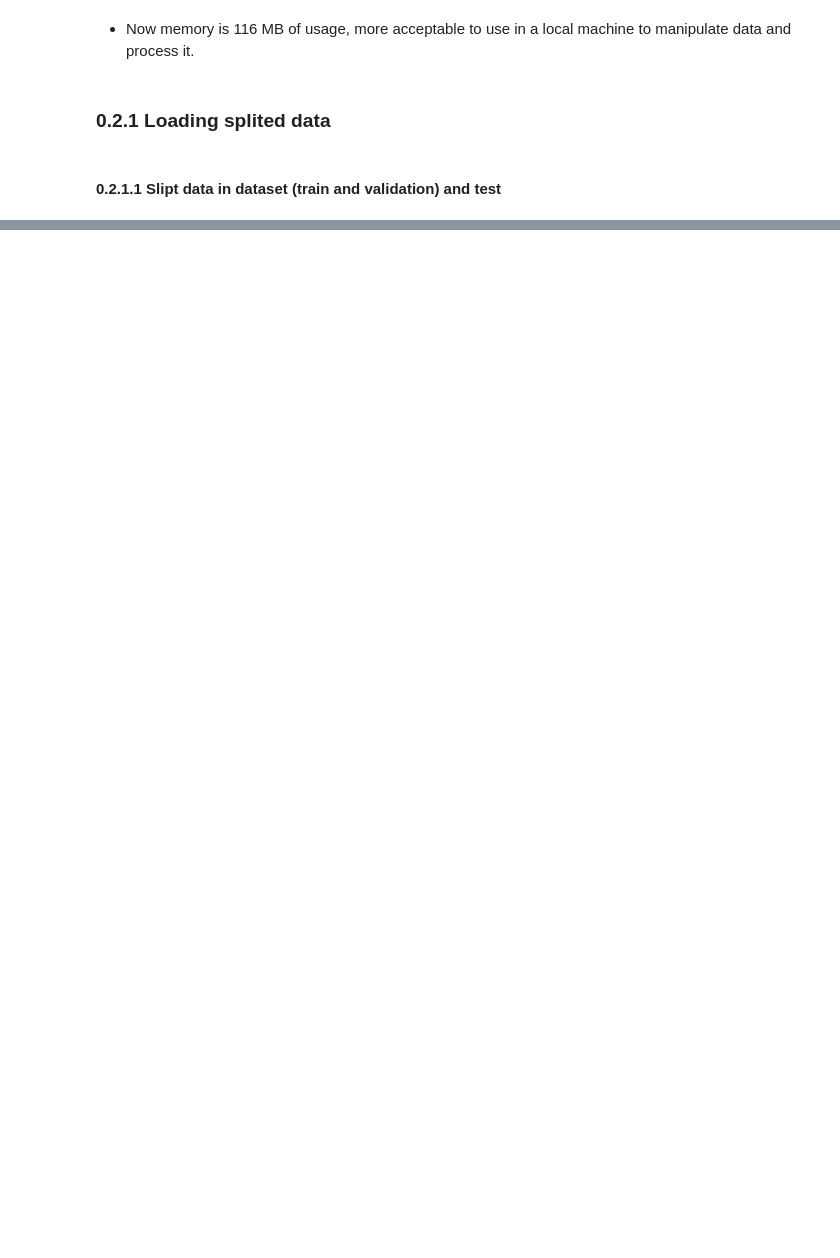
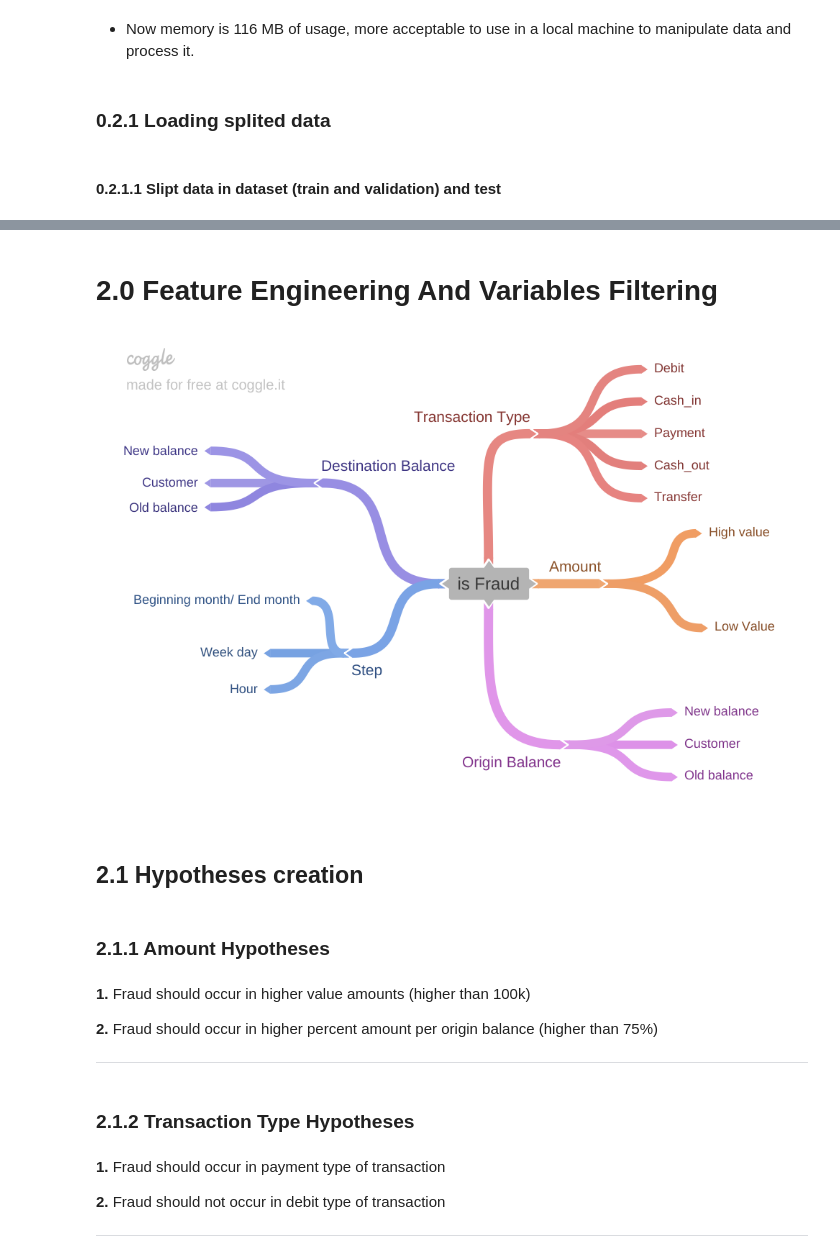
Before and after one commit to LessioGuilherme/pa002_block_fraud_company, a Jupyter notebook: notebooks/pa002_block_fraud_company_sprint01.ipynb, the cells around one changed output, grey strips where cells are left out. Cells and saved outputs as stored; diff of their text form; code cells hidden in the pictures; blank space fills up the shorter version.

```diff
--- a/notebooks/pa002_block_fraud_company_sprint01.ipynb
+++ b/notebooks/pa002_block_fraud_company_sprint01.ipynb
@@ -102,0 +371,24 @@ ab
+# %% [markdown]
+# 2.0 Feature Engineering And Variables Filtering
+# %%
+Image ('C:/Users/Guilherme/Repos/pa002_block_fraud_company/images/is_Fraud.png')
+# %% [output]
+[figure, added]
+# %% [markdown]
+## 2.1 Hypotheses creation
+# %% [markdown]
+### 2.1.1 Amount Hypotheses
+# %% [markdown]
+ **1.** Fraud should occur in higher value amounts (higher than 100k)
+
+ **2.** Fraud should occur in higher percent amount per origin balance (higher than 75%)
+
+****
+# %% [markdown]
+### 2.1.2 Transaction Type Hypotheses
+# %% [markdown]
+ **1.** Fraud should occur in payment type of transaction
+
+ **2.** Fraud should not occur in debit type of transaction
+
+****
```
Also changed, not shown: parts of 43 cells of this notebook.
